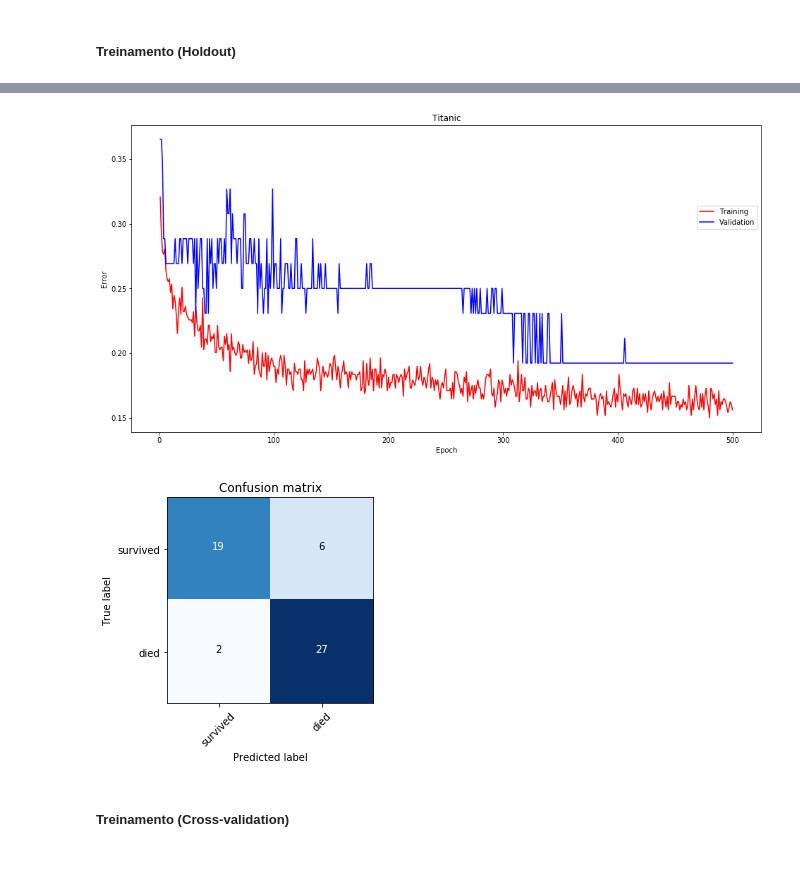
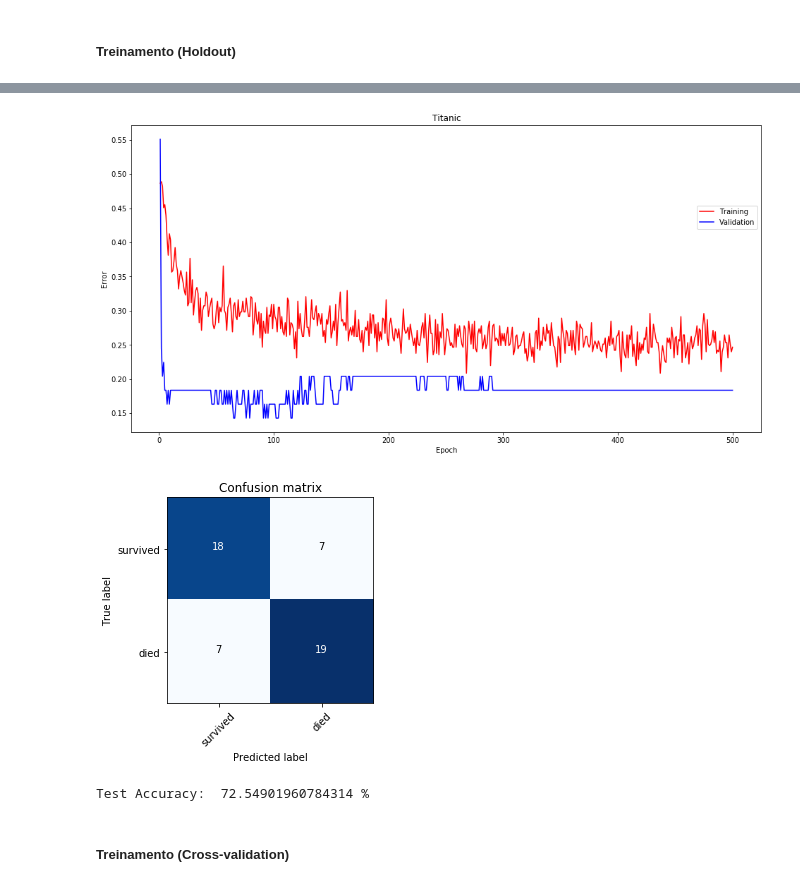
Before and after one commit to matheus-praxedes/Deep-learning, a Jupyter notebook: src/list2_dm.ipynb, the cells around one changed output, grey strips where cells are left out. Cells and saved outputs as stored; diff of their text form; code cells hidden in the pictures.

Commit message:
New network parameters

```diff
--- a/src/list2_dm.ipynb
+++ b/src/list2_dm.ipynb
@@ -177,8 +177,8 @@ display(train)
 ##### Remoção de Outliers
 # %%
 for c1, c2 in zip(train, test):
-    train[c1][~(np.abs(train[c1]-train[c1].mean())>(2*train[c1].std()))]
-    test[c2][~(np.abs(test[c2]-test[c2].mean())>(2*test[c2].std()))]
+    train = train[~(np.abs(train[c1]-train[c1].mean())>(3*train[c1].std()))]
+    test = test[~(np.abs(test[c2]-test[c2].mean())>(3*test[c2].std()))]
 
 display(train)
 # %% [output]
@@ -311,7 +311,7 @@ for inst_x, inst_y in zip(x_train_list, y_train_list):
 # %% [markdown]
 ##### Treinamento (Holdout)
 # %%
-net = NeuralNetwork(5, [30, 10, 2], [relu_func, relu_func, soft_max_func], dropout = [0.1, 0.0])
+net = NeuralNetwork(5, [30, 10, 2], [relu_func, relu_func, soft_max_func], dropout = [0.2, 0.5, 0.5])
 data = net.fit(dataset, "mini-batch", 500, lr_ = 0.001, type = "class", mini_batch_size = 20,
                       tvt_ratio = [9, 1, 1], print_info = False, opt = 'adam')
 # %% [output]
@@ -320,23 +320,31 @@ data = net.fit(dataset, "mini-batch", 500, lr_ = 0.001, type = "class", mini_bat
 # %%
 plot_graph(data, "Titanic", "Epoch", "Error", figsizex = 16, figsizey = 8)
 # %% [output]
-[figure, old version]
+[figure, new version]
 # %%
 correct = net.confusion_matrix[0][0] * [0] + \
           net.confusion_matrix[0][1] * [0] + \
           net.confusion_matrix[1][0] * [1] + \
           net.confusion_matrix[1][1] * [1]
 
 predict = net.confusion_matrix[0][0] * [0] + \
           net.confusion_matrix[0][1] * [1] + \
           net.confusion_matrix[1][0] * [0] + \
           net.confusion_matrix[1][1] * [1]
 
 mat = confusion_matrix(correct, predict)
 plot_confusion_matrix(mat, classes = ['survived', 'died'], title = 'Confusion matrix')
 plt.show()
+print('Test Accuracy: ',
+      (net.confusion_matrix[0][0] +
+       net.confusion_matrix[1][1]) /
+      (net.confusion_matrix[0][0] +
+       net.confusion_matrix[0][1] +
+       net.confusion_matrix[1][0] +
+       net.confusion_matrix[1][1]) * 100, '%')
 # %% [output]
-[figure, old version]
+[figure, new version]
+Test Accuracy:  72.54901960784314 %
 # %% [markdown]
 ##### Treinamento (Cross-validation)
 # %%
```
Also changed, not shown: parts of 9 cells of this notebook, 1 other file.
